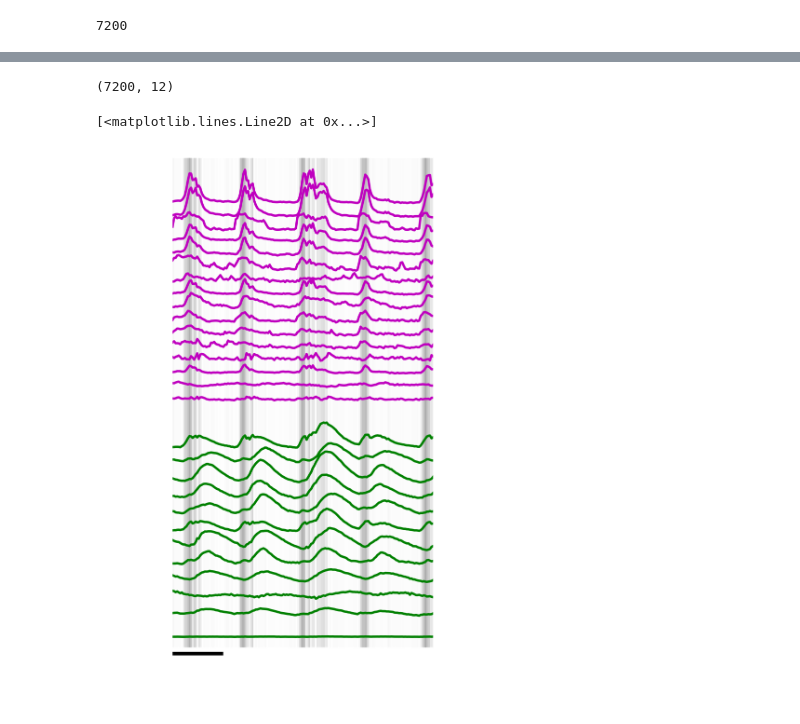
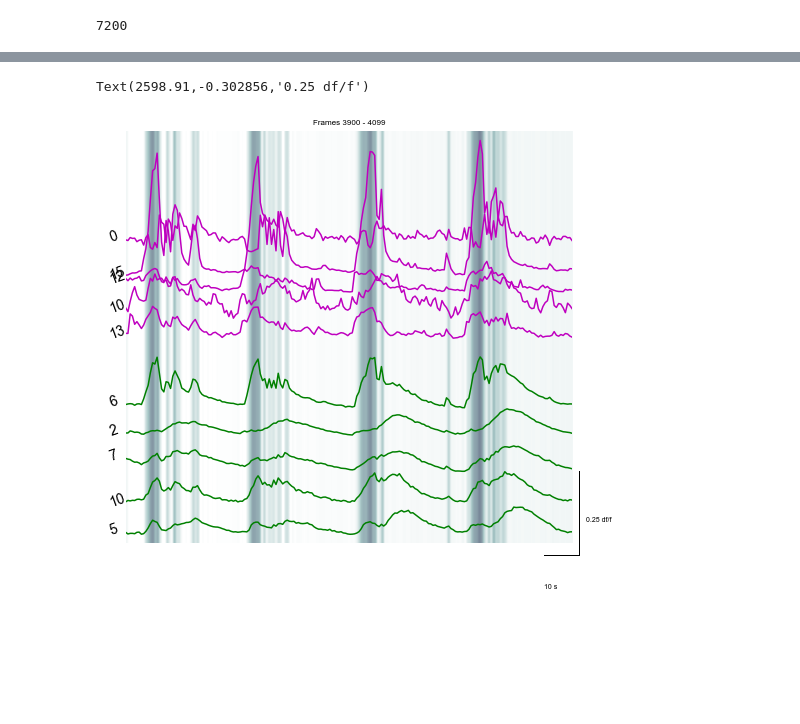
Before and after one commit to Yumuu/ngm, a Jupyter notebook: notebooks/plot-components.ipynb, the cells around one changed output, grey strips where cells are left out. Cells and saved outputs as stored; diff of their text form; code cells hidden in the pictures; blank space fills up the shorter version.

```diff
--- a/notebooks/plot-components.ipynb
+++ b/notebooks/plot-components.ipynb
@@ -1,12 +1,14 @@
 # %%
 # Get traces from mika's factorized 2-color datasets
 import matplotlib.pyplot as plt
+plt.style.use('npg')
 import numpy as np
 import h5py
 import nibabel as nib
 from scipy.signal import decimate,detrend
 from fish.util.fileio import read_image
 from fish.util.plot import proj_fuse
+from scipy.io import loadmat
 # %%
 def stackline(x_axis, array, axis, scale, **kwargs):
     for ind, val in enumerate(array):
@@ -118,3 +141,7 @@ axs[1].imshow(proj_fuse(translation.transform(moving), np.max, (10,1,1), fill_va
+# %%
+mask_inds = {}
+mask_inds['g'] = loadmat('/groups/ahrens/ahrenslab/mika/yu/template/glia/cmpn_indx.mat')['cmpn_indx_pval'][0]-1
+mask_inds['n'] = loadmat('/groups/ahrens/ahrenslab/mika/yu/template/neur/cmpn_indx.mat')['cmpn_indx_pval'][0]-1
 # %%
 %%time
 
@@ -152,8 +252,7 @@ def get_masked_data(fn, masks):
     masked_data = {k : array([data[k][m].mean() for m in val]) for k,val in masks.items()}
     return masked_data
 
-parf = partial(get_masked_data, masks=masks)
-
-with Pool(10) as p:
+parf = partial(get_masked_data, masks=masks)\
+with Pool(5) as p:
     results = p.map(parf, fnames)
 # %% [output]
@@ -162,7 +261,5 @@ Wall time: 9min 16s
-# %%
-np.array([r['g'] for r in results]).shape
-# %% [output]
-(7200, 12)
 # %%
 # convert single timepoints to arrays
-roi_ts = {k: np.array([r[k] for r in results]) for k in results[-1].keys()}
+# rescale intensities using dff_lims
+from skimage.exposure import rescale_intensity
+roi_ts = {k: rescale_intensity(np.array([r[k] for r in results]), in_range='uint16', out_range=tuple(dff_lims)) for k in results[-1].keys()}
@@ -169,37 +268,49 @@ roi_ts = {k: np.array([r[k] for r in results]) for k in results[-1].keys()}
 # %%
 fs_ep = 6000
-import matplotlib
-matplotlib.style.use('presentation')
-fig, axs = plt.subplots(figsize=(4,8), nrows=2, sharex=True, dpi=500)
-framerange = np.arange(580,750)
+framerange = np.arange(3900,4100)
 x_axis_im = cam[framerange] / fs_ep
 ds_ep = 10
 plr_ep = np.arange(cam[framerange[0]], cam[framerange[-1]], ds_ep)
+
 x_axis_ep = plr_ep / fs_ep
 valid_comps = {}
-valid_comps['n'] = np.argsort(roi_ts['n'].var(0))[::-1]
-valid_comps['g'] = np.argsort(roi_ts['g'].var(0))[::-1]
+valid_comps['n'] = mask_inds['n'][:5]
+valid_comps['g'] = mask_inds['g'][:5]
+
 gens = ['n','g']
+
 colors={}
 colors['n'] = 'm'
 colors['g'] = 'g'
 
+fig, axs = plt.subplots(figsize=(8,8), nrows=2, sharex=True)
+axs[0].title.set_text('Frames {0} - {1}'.format(framerange[0], framerange[-1]))
+
 swimage = decimate(detrend(swims[plr_ep]), 400, ftype='fir').reshape(1,-1)
-clim=(swimage.min() - 0 * swimage.ptp(), swimage.max() + 2 * swimage.ptp())
+clim=(swimage.min() + .1 * swimage.ptp(), swimage.max() + swimage.ptp())
+
 for ind, ax in enumerate(axs):
-    stackline(x_axis_im, roi_ts[gens[ind]][framerange][:, valid_comps[gens[ind]]].T, ax, scale=100, linewidth=2, color=colors[gens[ind]])
+    to_plot = roi_ts[gens[ind]][framerange][:,valid_comps[gens[ind]]] - .1 * np.arange(len(valid_comps[gens[ind]]))
+    ax.plot(x_axis_im, to_plot, color=colors[gens[ind]], linewidth=1.5)
+    ax.set_xlim(x_axis_im[[0,-1]])
+    for z_ in range(to_plot.shape[1]):
+        ax.text(x_axis_im[0]- 5, to_plot[0,z_], valid_comps[gens[ind]][z_], rotation=20, fontsize=14)
     lims = ax.get_xlim(), ax.get_ylim()
-    ax.imshow(swimage, extent=(lims[0][0], lims[0][1], lims[1][0],  lims[1][1]), aspect='auto', cmap='gray_r', clim=clim)
+    ax.imshow(swimage, extent=(lims[0][0], lims[0][1], lims[1][0],  lims[1][1]), aspect='auto', cmap='bone_r', clim=clim, interpolation='gaussian')
 
 axs[0].axis('off')
 axs[-1].axis('off')
 plt.subplots_adjust(hspace=0)
 
-# y-axis scalebar
-axs[-1].plot(2 * [1.01 * axs[-1].get_xlim()[0]], [axs[-1].get_ylim()[0], axs[-1].get_ylim()[0] + .05], color='k', linewidth=3)
+# scalebar stuff
+scb_x = axs[-1].get_xlim()[-1] - 8, axs[-1].get_xlim()[-1] + 2
+scb_y = axs[0].get_ylim()[0], axs[0].get_ylim()[0] + .25
+axs[-1].plot([scb_x[-1], scb_x[-1]], scb_y, color='k', clip_on=False)
+axs[-1].plot(scb_x, [scb_y[0], scb_y[0]], color='k', clip_on=False)
+axs[-1].text(scb_x[0], scb_y[0] - .1, '{0} s'.format(int(np.diff(scb_x)[0])), clip_on=False)
+axs[-1].text(scb_x[-1] + 2, scb_y[0] + .1, '{0} df/f'.format((np.diff(scb_y)[0])), clip_on=False)
 
-# x-scalebar
-axs[-1].plot((axs[-1].get_xlim()[0], axs[-1].get_xlim()[0] + 20), 2 * [1.05 * axs[-1].get_ylim()[0]], color='k', linewidth=3)
+#plt.savefig('/groups/ahrens/ahrenslab/projects/ngm/presentation/resource/{0}_mask_traces.pdf'.format(exp_name), dpi=500)
 # %% [output]
-[<matplotlib.lines.Line2D at 0x...>]
+Text(2598.91,-0.302856,'0.25 df/f')
-[figure, old version]
+[figure, new version]
```
Also changed, not shown: parts of 19 cells of this notebook, 19 other files.
